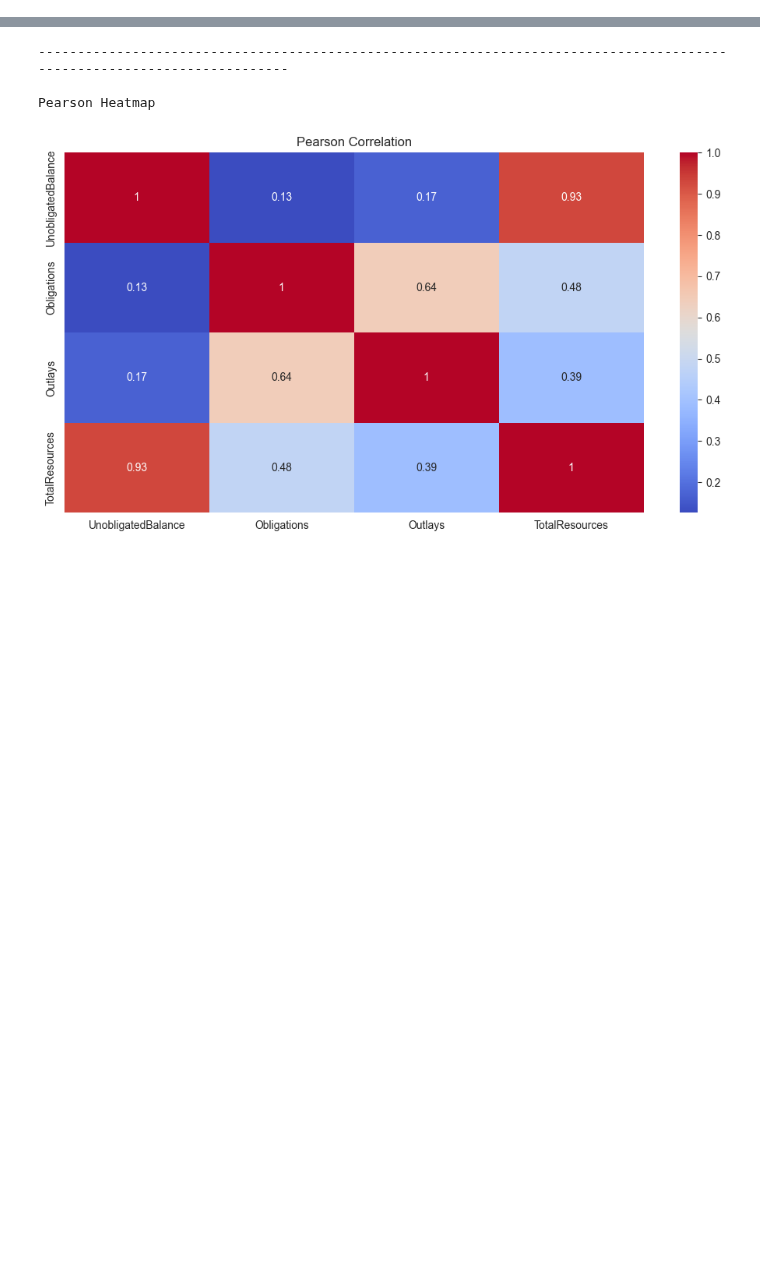
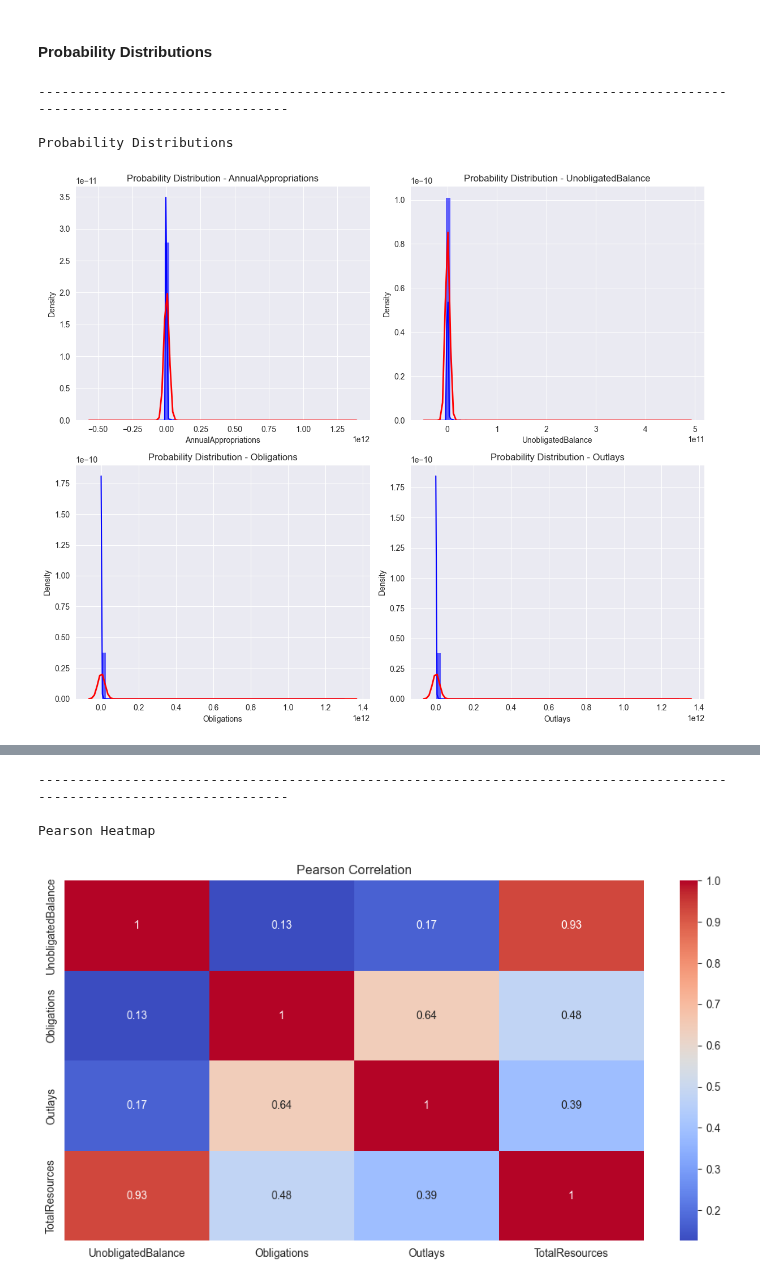
Before and after one commit to is-leeroy-jenkins/BudgetPy, a Jupyter notebook: ipynb/BalanceEstimator.ipynb, the cells around one changed output, grey strips where cells are left out. Drawn from its saved outputs; the diff is of its cells as text; code cells hidden in the pictures; blank space fills up the shorter version.

```diff
--- a/ipynb/BalanceEstimator.ipynb
+++ b/ipynb/BalanceEstimator.ipynb
@@ -122,15 +103,0 @@ Descriptive Statistics
-# %%
-# Generate and display histogram plots individually to avoid processing delays
-for col in numerics:
-    plt.figure(figsize=(10, 6))
-    print( hdr )
-    print( f'{col}' )
-    print( nwln )
-    sns.histplot(df_balances[col ], kde=True, bins=30 )
-    plt.title(f'Distribution of {col}')
-    plt.xlabel(col)
-    plt.ylabel('Frequency')
-    plt.show()
-
-# Recompute normality test results
-norm_pvalues = { col: stats.shapiro(df_balances[col ] )[1 ] for col in numerics }
@@ -292,0 +287,38 @@ Standardized dataset
+# %% [markdown]
+#### Probability Distributions
+# %%
+# Plot probability distributions for selected financial columns
+fig, axes = plt.subplots(2, 2, figsize=(12, 10))
+
+# Select columns to analyze
+columns_to_analyze = ["AnnualAppropriations", "UnobligatedBalance", "Obligations", "Outlays"]
+
+for ax, col in zip(axes.flatten(), columns_to_analyze):
+    # Drop NaN values for analysis
+    data = df_subset[col].dropna()
+
+    # Fit a normal distribution to the data
+    mu, std = stats.norm.fit(data)
+
+    # Histogram of the data
+    sns.histplot(data, bins=50, kde=True, color='blue', alpha=0.6, ax=ax, stat="density")
+
+    # Plot the probability density function (PDF) of the fitted normal distribution
+    xmin, xmax = ax.get_xlim()
+    x = np.linspace(xmin, xmax, 100)
+    p = stats.norm.pdf(x, mu, std)
+    ax.plot(x, p, 'r', linewidth=2)
+
+    ax.set_title(f"Probability Distribution - {col}")
+
+print( hdr )
+print( 'Probability Distributions' )
+print( nwln )
+
+plt.tight_layout()
+plt.show()
+# %% [output]
+------------------------------------------------------------------------------------------------------------------------
+
+Probability Distributions
+[figure, added]
```
Also changed, not shown: parts of 75 cells of this notebook, 1 other file.
